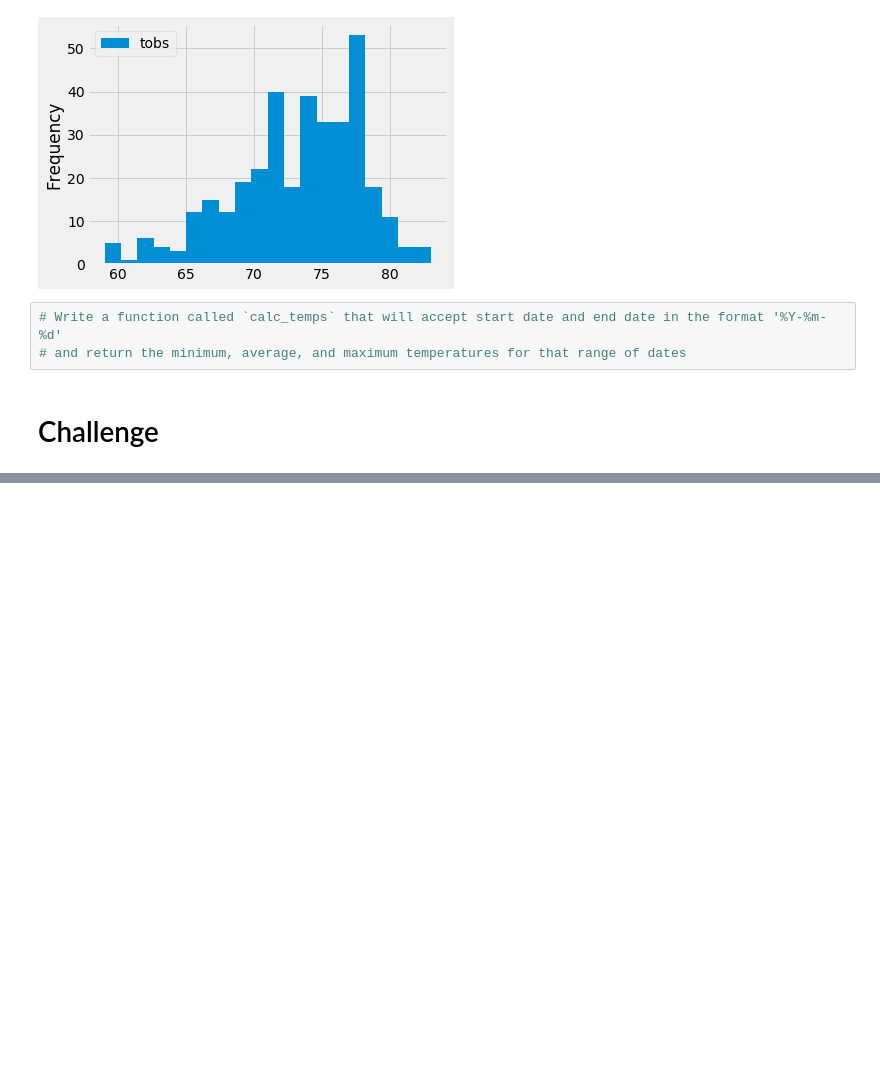
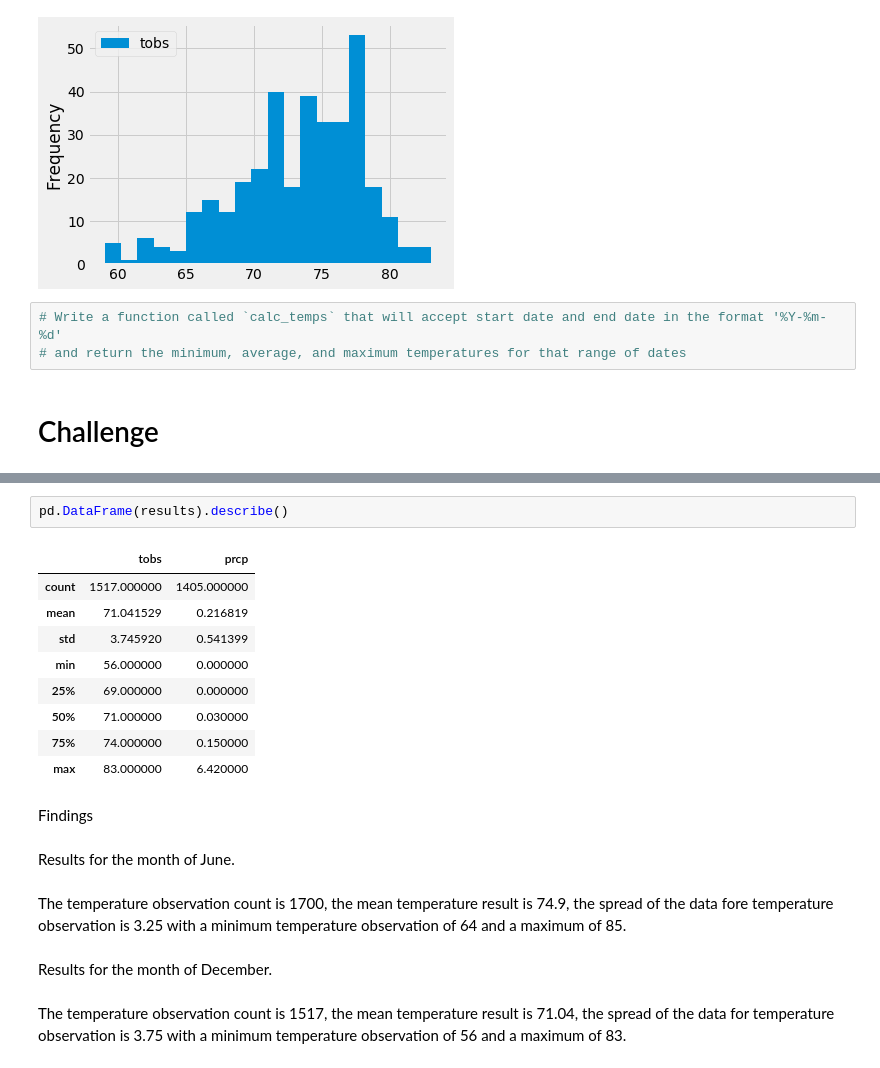
Before and after one commit to Kalkidanalemaye/surfs-up, a Jupyter notebook: climate_analysis.ipynb, the cells around one changed output, grey strips where cells are left out. Cells and saved outputs as stored; diff of their text form; blank space fills up the shorter version.

```diff
--- a/climate_analysis.ipynb
+++ b/climate_analysis.ipynb
@@ -247,0 +272,22 @@ plt.tight_layout()
+# %%
+pd.DataFrame(results).describe()
+# %% [output]
+|  | tobs | prcp |
+| count | 1517.000000 | 1405.000000 |
+| mean | 71.041529 | 0.216819 |
+| std | 3.745920 | 0.541399 |
+| min | 56.000000 | 0.000000 |
+| 25% | 69.000000 | 0.000000 |
+| 50% | 71.000000 | 0.030000 |
+| 75% | 74.000000 | 0.150000 |
+| max | 83.000000 | 6.420000 |
+# %% [markdown]
+Findings
+# %% [markdown]
+Results for the month of June.
+# %% [markdown]
+The temperature observation count is 1700, the mean temperature result is 74.9, the spread of the data fore temperature observation is 3.25 with a minimum temperature observation of 64 and a maximum of 85.
+# %% [markdown]
+Results for the month of December.
+# %% [markdown]
+The temperature observation count is 1517, the mean temperature result is 71.04, the spread of the data for temperature observation is 3.75 with a minimum temperature observation of 56 and a maximum of 83.
```
Also changed, not shown: parts of 14 cells of this notebook, 1 other file.
